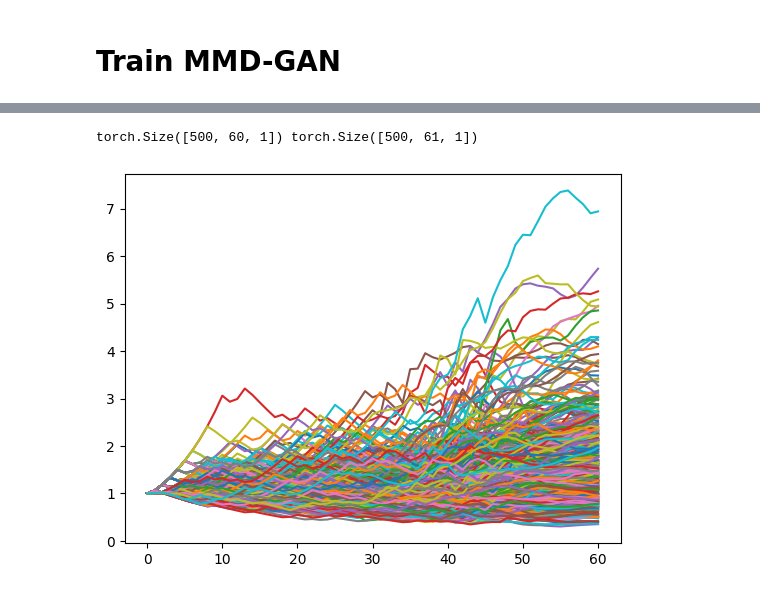
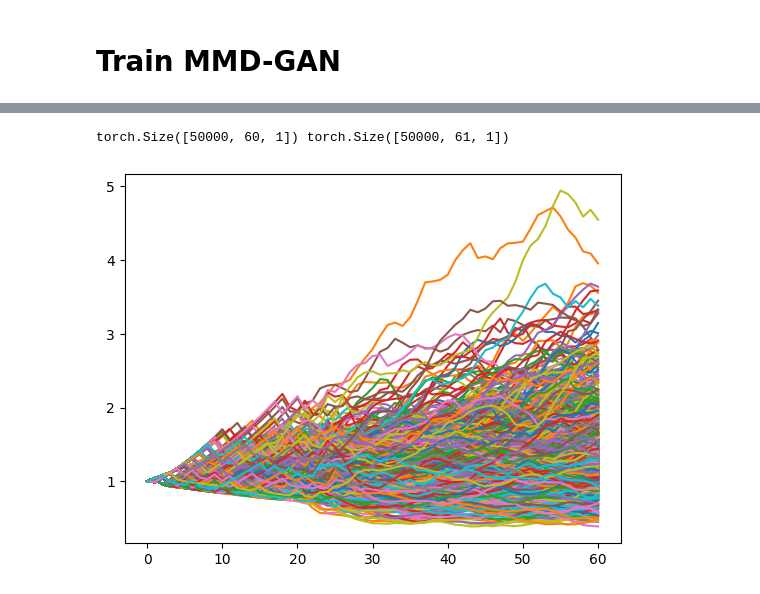
Before and after one commit to justinhou95/Generative-Model-Signature-MMD, a Jupyter notebook: train_model_bs_unconditional.ipynb, the cells around one changed output, grey strips where cells are left out. Cells and saved outputs as stored; diff of their text form; code cells hidden in the pictures.

```diff
--- a/train_model_bs_unconditional.ipynb
+++ b/train_model_bs_unconditional.ipynb
@@ -196,7 +160,7 @@ torch.Size([64, 61, 2])
 torch.Size([64, 60, 1])
 # %%
 path = item[0]
-n_noise = 500
+n_noise = 50000
 
 t_single = path[:1,:,:1]
 t = torch.tile(t_single, [n_noise,1,1])
@@ -211,12 +175,16 @@ noise = torch.tensor(noise, dtype=path.dtype, requires_grad=False)
 noise = torch.swapaxes(noise, 0, 1).unsqueeze(2)
 
 print(noise.shape, t.shape)
+generator.to('cpu')
 with torch.no_grad():
     output = generator(noise, t)
     output = torch.cat([t, output], axis=-1) # concatenate time and generated path along time series value dimension
 # %% [output]
-torch.Size([500, 60, 1]) torch.Size([500, 61, 1])
+torch.Size([50000, 60, 1]) torch.Size([50000, 61, 1])
-# %%
-plt.plot(output[:,:,1].exp().T);
-# %% [output]
-[figure, removed]
+# %%
+fake_paths = output[:,:,1].exp()
+
+plt.plot(fake_paths[:1000].T);
+torch.save(fake_paths,base_path + 'fake_path.pth')
+# %% [output]
+[figure, added]
```
Also changed, not shown: parts of 5 cells of this notebook, 11 other files.
